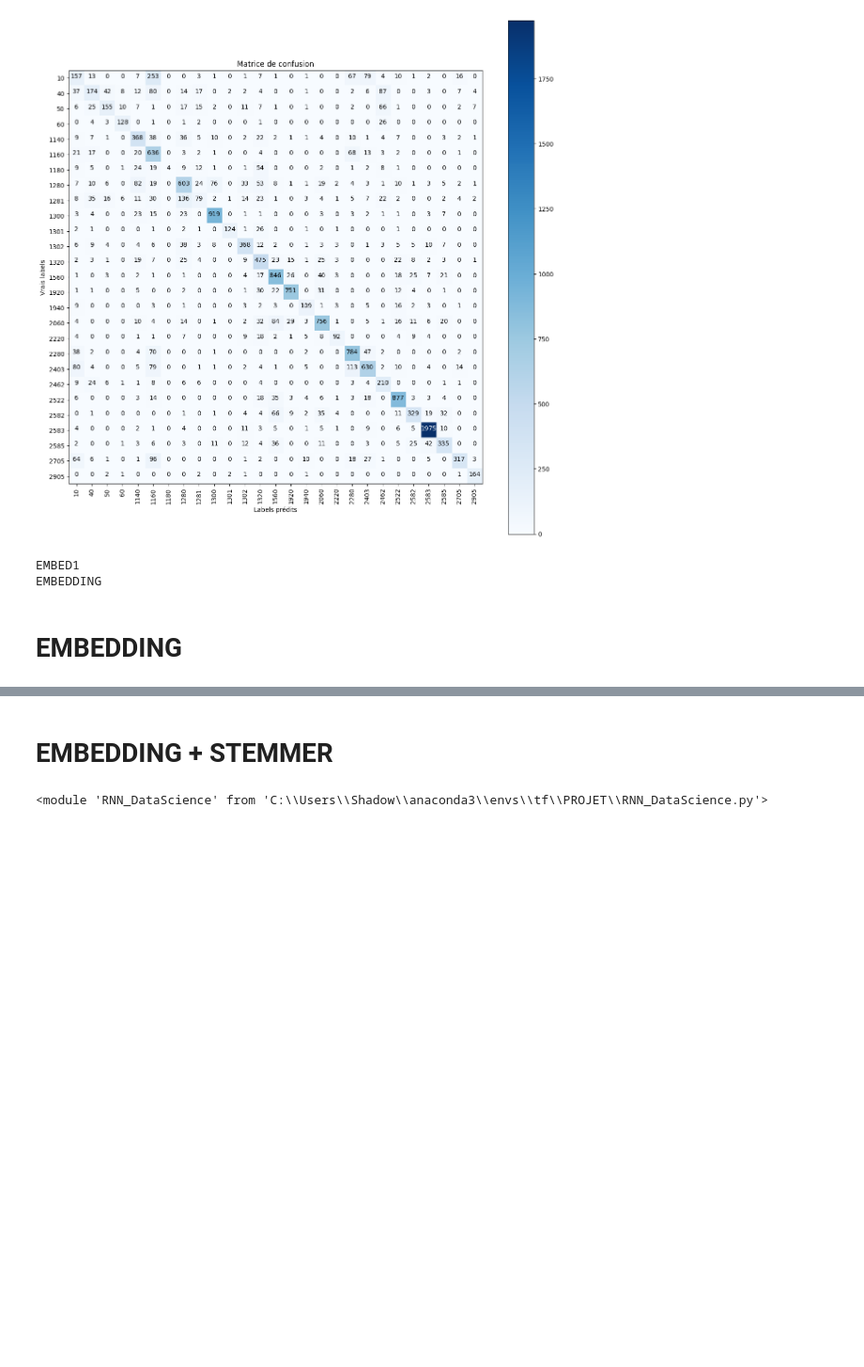
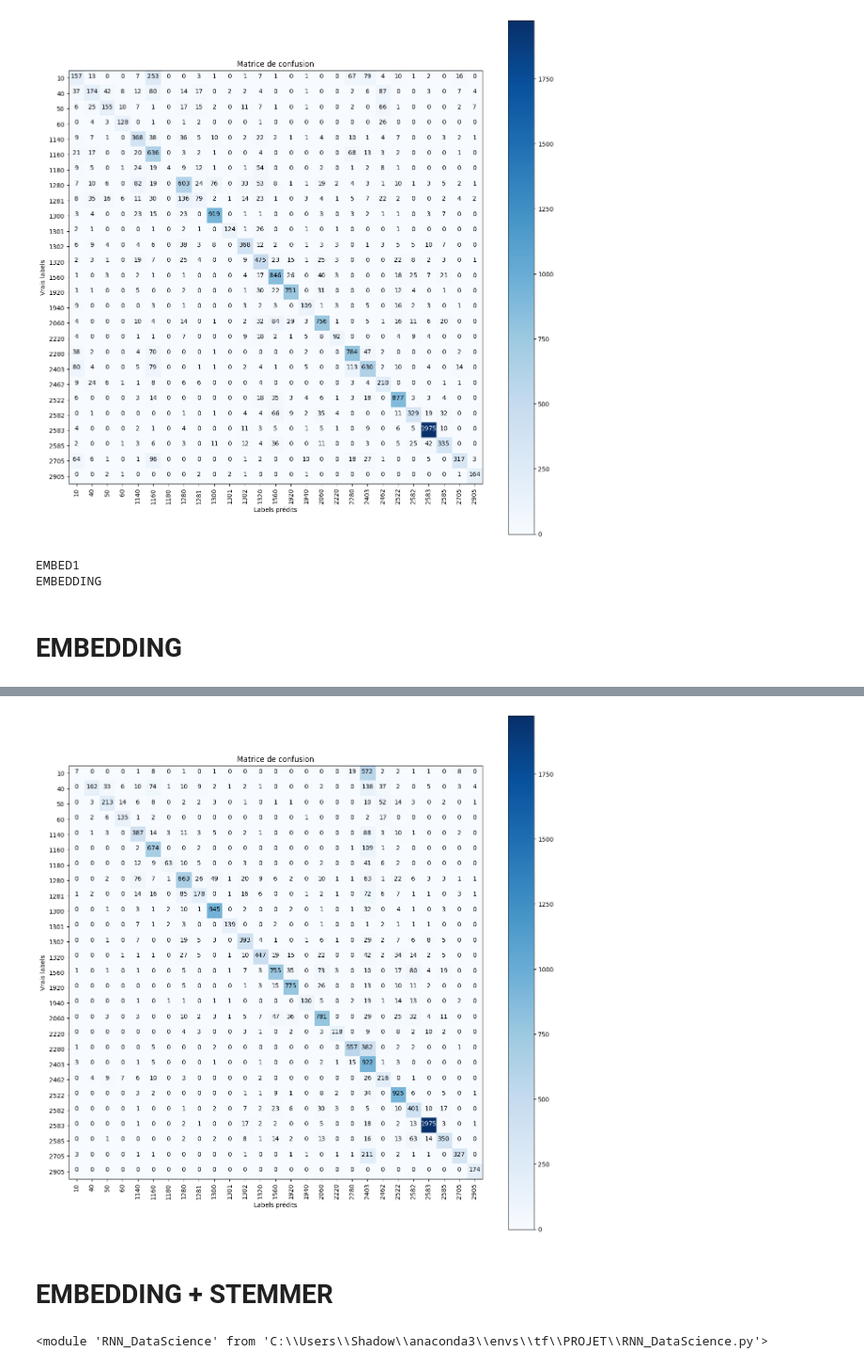
Before and after one commit to ManDes71/Rakuten_Text_Classification_TensorFlow, a Jupyter notebook: notebooks/Modeles_RNN.ipynb, the cells around one changed output, grey strips where cells are left out. Shown at 94% size. Saved outputs shown, nothing was run; the diff lists cells and outputs as text; code cells hidden in the pictures; blank space fills up the shorter version.

```diff
--- a/notebooks/Modeles_RNN.ipynb
+++ b/notebooks/Modeles_RNN.ipynb
@@ -213,0 +219,2 @@ emb = rnn.RNN_EMBEDDING("EMBEDDING")
+# %%
+train_acc,val_acc,tloss,tvalloss = emb.fit_modele(2,True)
@@ -213,0 +273,4 @@ emb = rnn.RNN_EMBEDDING("EMBEDDING")
+# %%
+y_orig = emb.get_y_orig()
+y_pred = emb.get_y_pred()
+_,_ = ds.get_classification_report(y_orig, y_pred)
@@ -213,0 +295,4 @@ emb = rnn.RNN_EMBEDDING("EMBEDDING")
+# %%
+ds.show_confusion_matrix(y_orig, y_pred)
+# %% [output]
+[figure, added]
```
Also changed, not shown: parts of 8 cells of this notebook.
